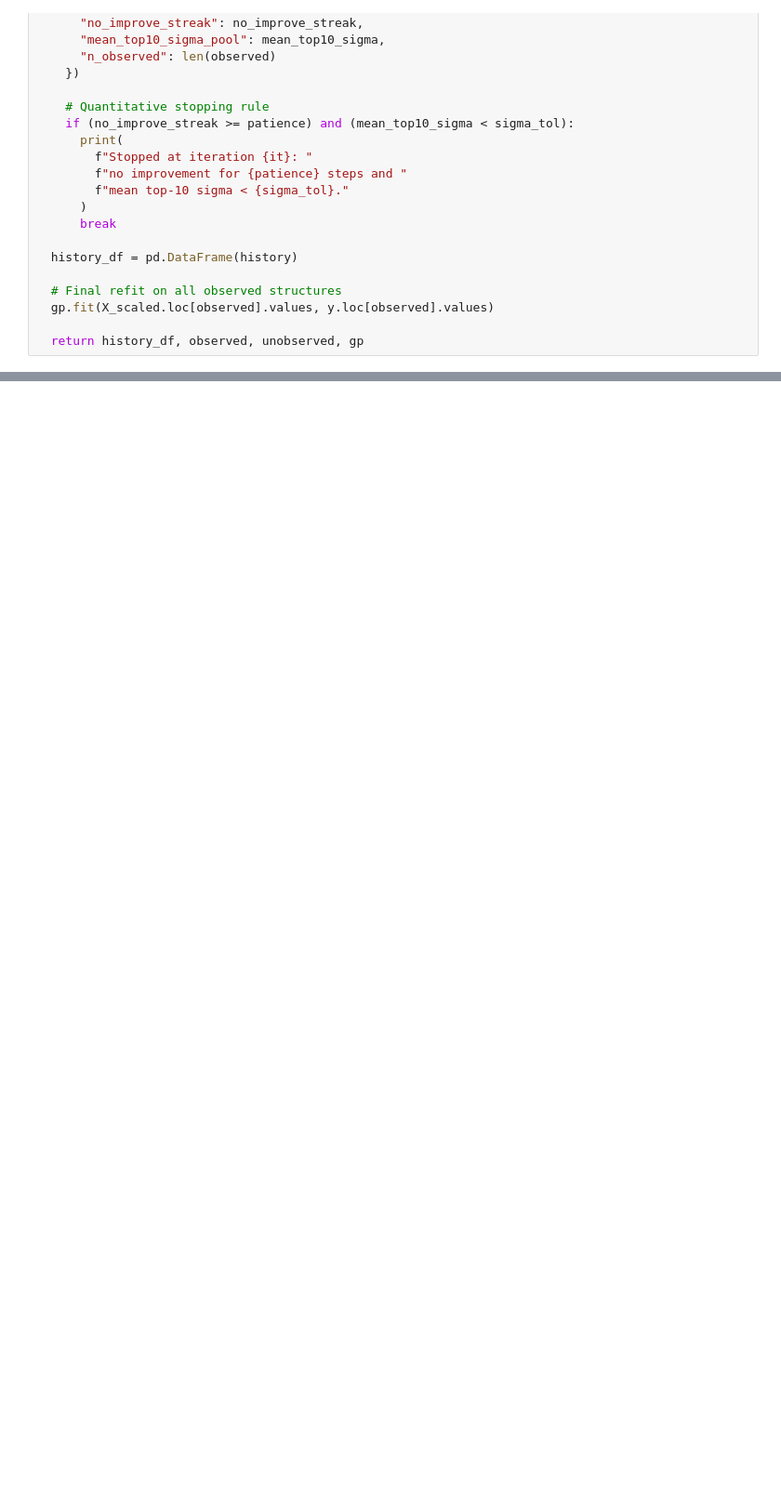
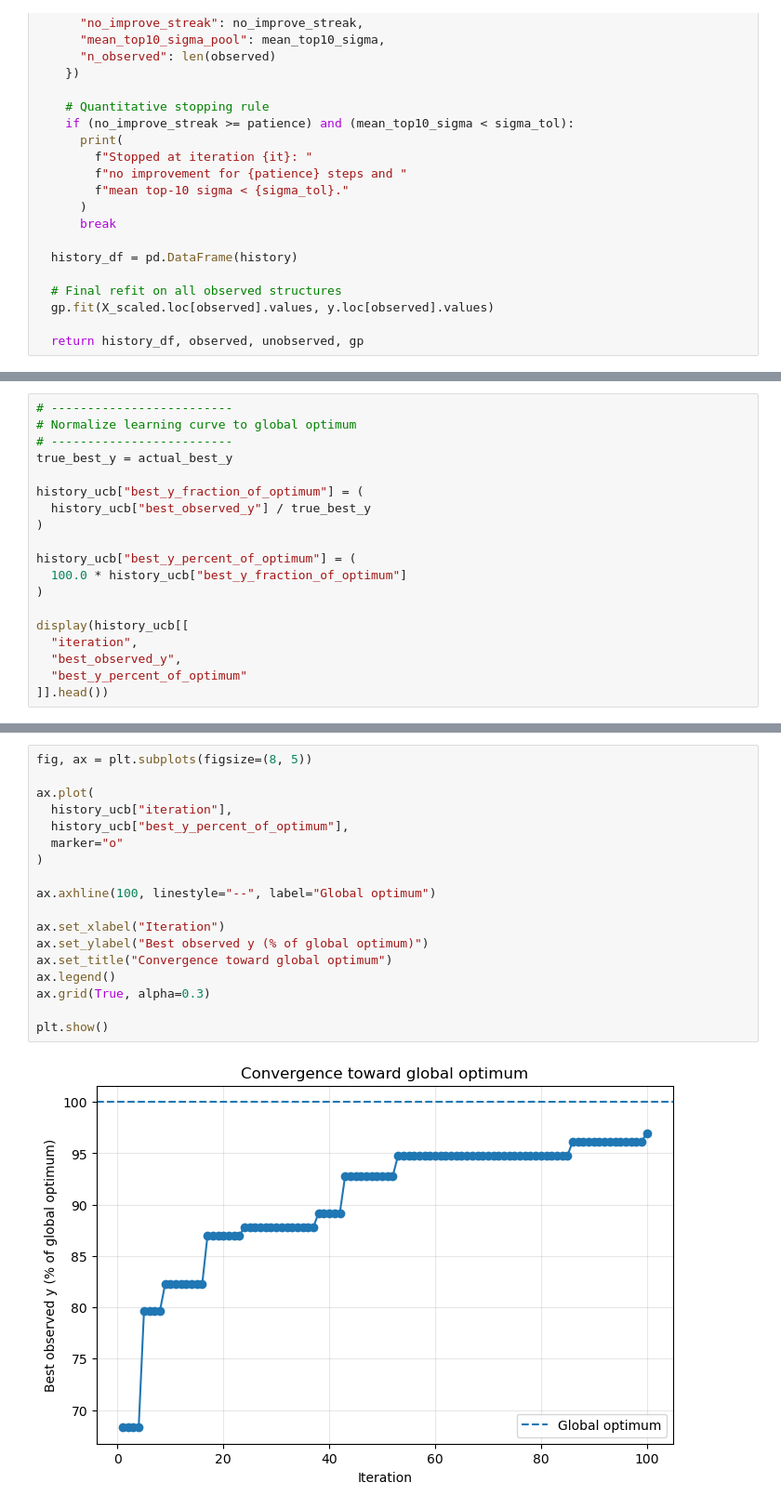
Before and after one commit to zhoueth1/MSE238, a Jupyter notebook: Project/project.ipynb, the cells around one changed output, grey strips where cells are left out. Shown at 93% size. Saved outputs shown, nothing was run; the diff lists cells and outputs as text; blank space fills up the shorter version.

```diff
--- a/Project/project.ipynb
+++ b/Project/project.ipynb
@@ -440,0 +467,19 @@ Optimized final GP kernel:
+# %%
+# -------------------------
+# Normalize learning curve to global optimum
+# -------------------------
+true_best_y = actual_best_y
+
+history_ucb["best_y_fraction_of_optimum"] = (
+  history_ucb["best_observed_y"] / true_best_y
+)
+
+history_ucb["best_y_percent_of_optimum"] = (
+  100.0 * history_ucb["best_y_fraction_of_optimum"]
+)
+
+display(history_ucb[[
+  "iteration",
+  "best_observed_y",
+  "best_y_percent_of_optimum"
+]].head())
@@ -440,0 +493,20 @@ Optimized final GP kernel:
+# %%
+fig, ax = plt.subplots(figsize=(8, 5))
+
+ax.plot(
+  history_ucb["iteration"],
+  history_ucb["best_y_percent_of_optimum"],
+  marker="o"
+)
+
+ax.axhline(100, linestyle="--", label="Global optimum")
+
+ax.set_xlabel("Iteration")
+ax.set_ylabel("Best observed y (% of global optimum)")
+ax.set_title("Convergence toward global optimum")
+ax.legend()
+ax.grid(True, alpha=0.3)
+
+plt.show()
+# %% [output]
+[figure, added]
```
Also changed, not shown: parts of 12 cells of this notebook.
